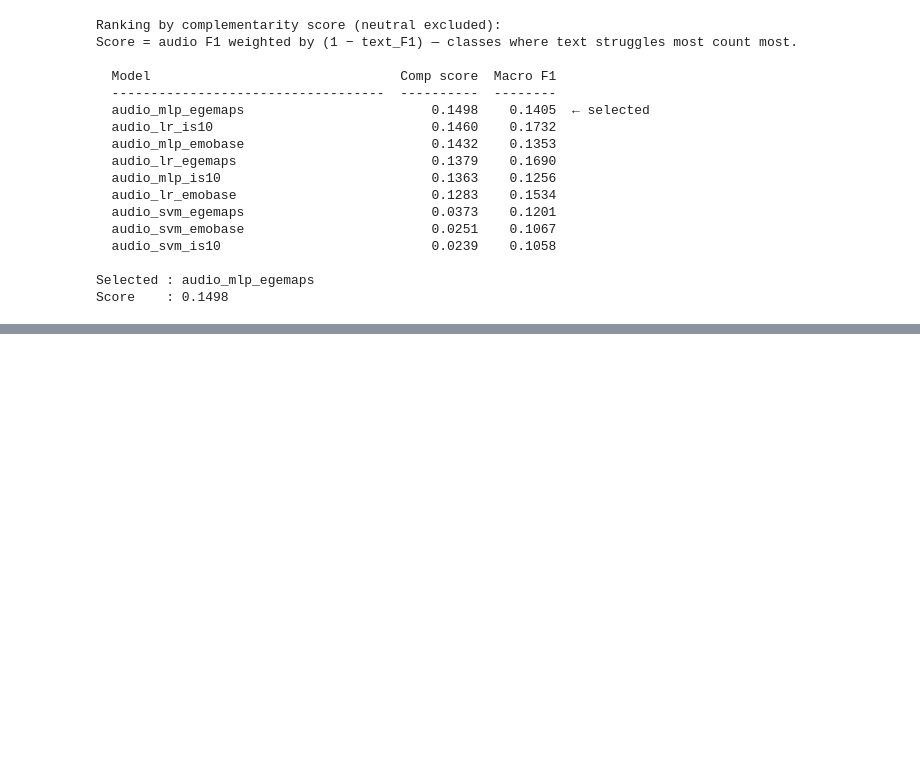
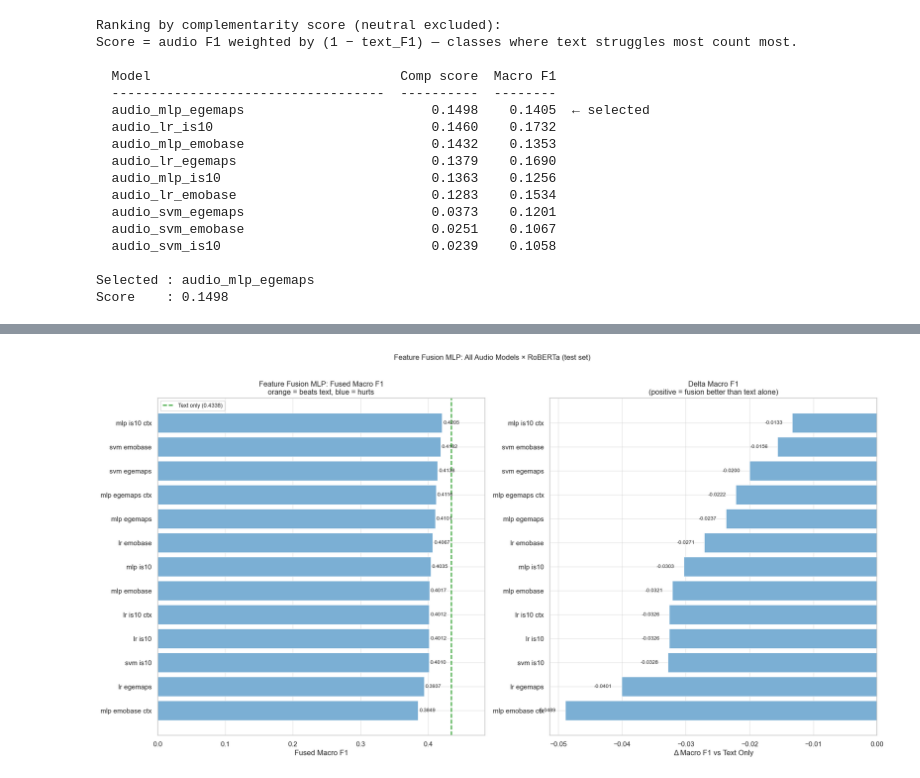
Before and after one commit to pvijayasures/NLP_P3, a Jupyter notebook: notebook/multimodal_experiments.ipynb, the cells around one changed output, grey strips where cells are left out. Saved outputs shown, nothing was run; the diff lists cells and outputs as text; code cells hidden in the pictures; blank space fills up the shorter version.

```diff
--- a/notebook/multimodal_experiments.ipynb
+++ b/notebook/multimodal_experiments.ipynb
@@ -1258,0 +1126,80 @@ Saved → /Users/priyanthvijayasures/Documents/000_Schule/Bachelor Data Science/
+# %%
+# Build feature-fusion comparison dataframe with per-class deltas.
+_ff_data = []
+for r in _ff_rows:
+    _m = json.loads(get_metrics_path(r['ff_tag']).read_text())
+    _ff_data.append({
+        'audio_tag':  r['audio_tag'],
+        'ff_tag':     r['ff_tag'],
+        'fused_mf1':  _m['macro_f1'],
+        'fused_wf1':  _m['weighted_f1'],
+        'delta_mf1':  _m['macro_f1']    - _text_mf1,
+        'delta_wf1':  _m['weighted_f1'] - _text_wf1,
+        **{COL_NAMES[c]: _m['per_class'][c]['f1'] for c in EMOTION_LABELS},
+    })
+
+df_ff = pd.DataFrame(_ff_data).sort_values('fused_mf1', ascending=False).reset_index(drop=True)
+
+# ── Bar chart ─────────────────────────────────────────────────────────────────
+fig, axes = plt.subplots(1, 2, figsize=(18, 0.55 * len(df_ff) + 2))
+
+_labels_ff = df_ff['audio_tag'].str.replace('audio_', '').str.replace('_', ' ')
+_colors_ff = ['#e07b54' if d > 0 else '#7bafd4' for d in df_ff['delta_mf1']]
+
+_bars = axes[0].barh(_labels_ff, df_ff['fused_mf1'], color=_colors_ff,
+                     edgecolor='white', linewidth=0.6)
+axes[0].axvline(_text_mf1, color='#2ca02c', linewidth=1.8, linestyle='--',
+                label=f'Text only ({_text_mf1:.4f})')
+for bar, val in zip(_bars, df_ff['fused_mf1']):
+    axes[0].text(bar.get_width() + 0.002, bar.get_y() + bar.get_height() / 2,
+                 f'{val:.4f}', va='center', fontsize=8.5)
+axes[0].set_xlabel('Fused Macro F1')
+axes[0].set_title('Feature Fusion MLP: Fused Macro F1\norange = beats text, blue = hurts')
+axes[0].set_xlim(0, df_ff['fused_mf1'].max() * 1.15)
+axes[0].invert_yaxis()
+axes[0].legend(fontsize=9)
+
+_dbars = axes[1].barh(_labels_ff, df_ff['delta_mf1'], color=_colors_ff,
+                      edgecolor='white', linewidth=0.6)
+axes[1].axvline(0, color='black', linewidth=1.0)
+for bar, val in zip(_dbars, df_ff['delta_mf1']):
+    axes[1].text(
+        bar.get_width() + (0.0015 if val >= 0 else -0.0015),
+        bar.get_y() + bar.get_height() / 2,
+        f'{val:+.4f}', va='center',
+        ha='left' if val >= 0 else 'right', fontsize=8.5,
+    )
+axes[1].set_xlabel('Δ Macro F1 vs Text Only')
+axes[1].set_title('Delta Macro F1\n(positive = fusion better than text alone)')
+axes[1].invert_yaxis()
+
+plt.suptitle('Feature Fusion MLP: All Audio Models × RoBERTa (test set)', fontsize=12, y=1.01)
+plt.tight_layout()
+plt.savefig(OUTPUTS_DIR / 'plots' / 'feature_fusion_all_models.png', dpi=150, bbox_inches='tight')
+plt.show()
+
+# ── Per-class delta heatmap ──────────────────────────────────────────────────
+_class_cols = list(COL_NAMES.values())
+_delta_rows_ff = []
+for _, row in df_ff.iterrows():
+    _delta_rows_ff.append({
+        **{col: row[col] - _text_per[col] for col in _class_cols},
+        'Δ Macro F1': row['delta_mf1'],
+    })
+_df_ff_delta = pd.DataFrame(_delta_rows_ff, index=_labels_ff)
+
+_vmax = max(abs(_df_ff_delta.values.min()), abs(_df_ff_delta.values.max()))
+fig, ax = plt.subplots(figsize=(13, 0.6 * len(_df_ff_delta) + 1.5))
+sns.heatmap(_df_ff_delta, annot=True, fmt='+.3f', cmap='RdBu',
+            vmin=-_vmax, vmax=_vmax, center=0, linewidths=0.4, ax=ax,
+            cbar_kws={'label': 'fused − text'})
+ax.axvline(len(_class_cols), color='black', linewidth=2.5)
+ax.set_title('Per-class F1 delta: feature fusion vs text-only\nblue = audio improves the class, red = audio hurts it',
+             fontsize=11, pad=10)
+ax.set_xlabel('')
+plt.xticks(rotation=30, ha='right')
+plt.tight_layout()
+plt.savefig(OUTPUTS_DIR / 'plots' / 'feature_fusion_perclass_delta.png', dpi=150, bbox_inches='tight')
+plt.show()
+# %% [output]
+[figure, added]
```
Also changed, not shown: parts of 64 cells of this notebook.
